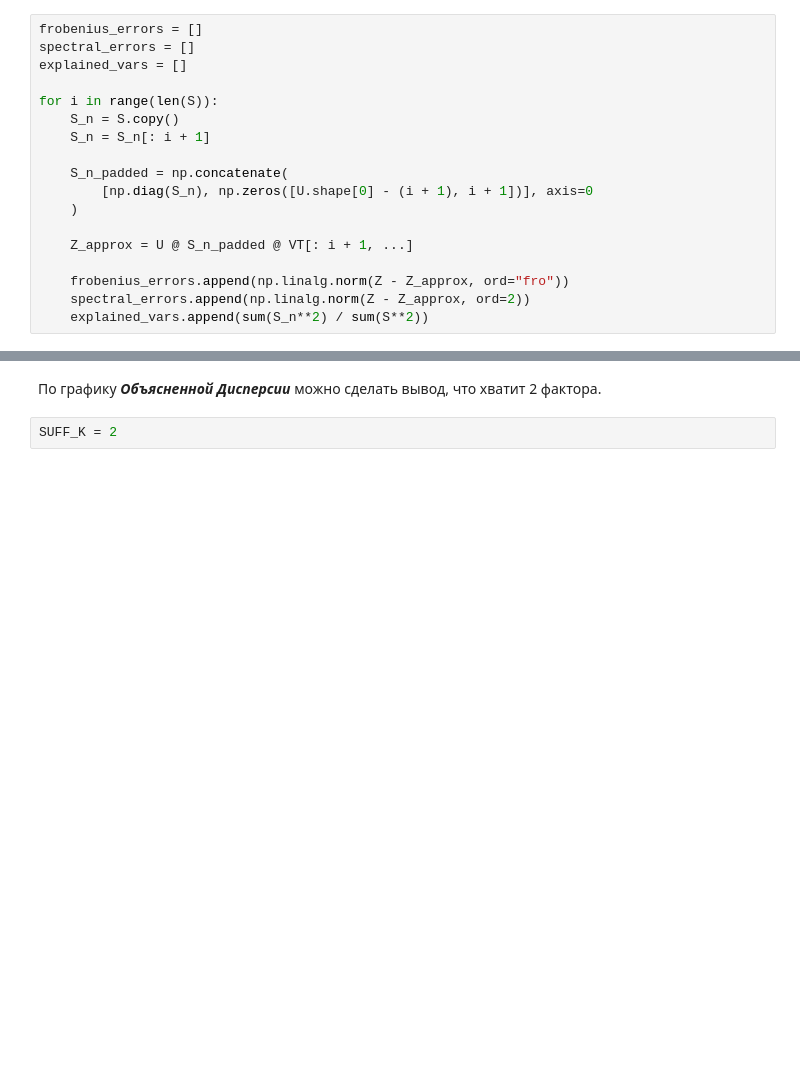
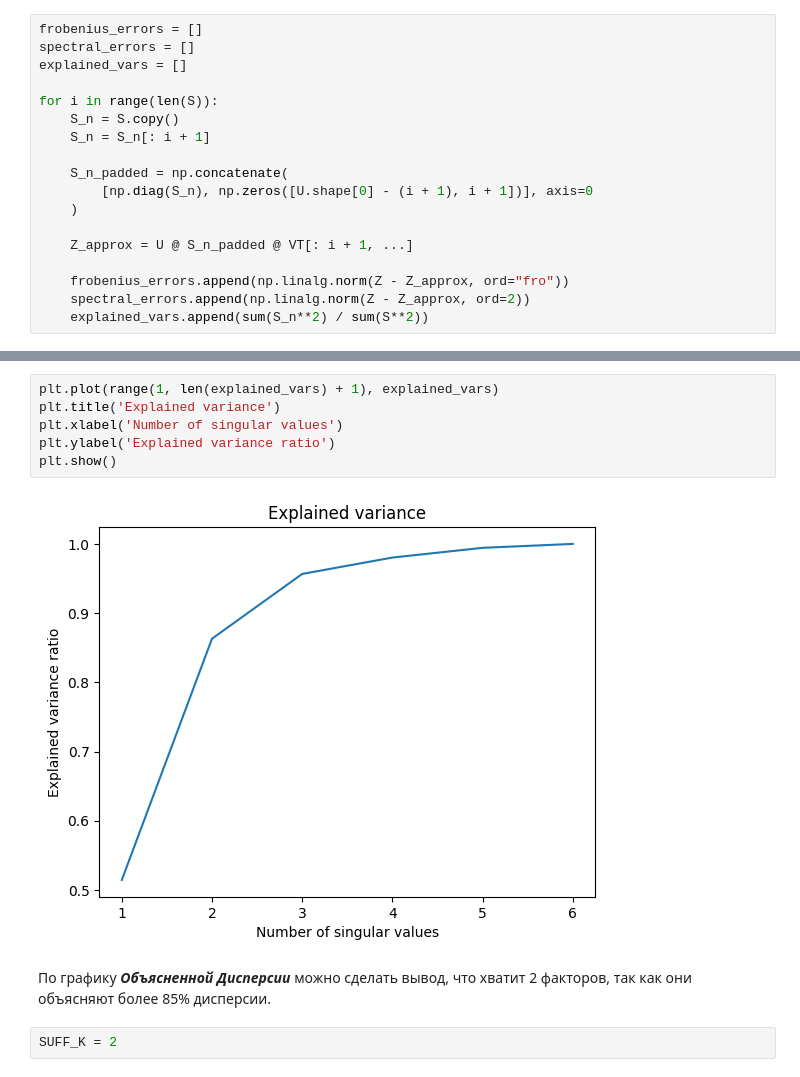
Before and after one commit to a13xbb/data-analysis-labs-mag, a Jupyter notebook: lab1/main.ipynb, the cells around one changed output, grey strips where cells are left out. Saved outputs shown, nothing was run; the diff lists cells and outputs as text; blank space fills up the shorter version.

```diff
--- a/lab1/main.ipynb
+++ b/lab1/main.ipynb
@@ -194,5 +195,13 @@ plt.legend()
+# %%
+plt.plot(range(1, len(explained_vars) + 1), explained_vars)
+plt.title('Explained variance')
+plt.xlabel('Number of singular values')
+plt.ylabel('Explained variance ratio')
+plt.show()
+# %% [output]
+[figure, added]
 # %% [markdown]
-По графику ***Объясненной Дисперсии*** можно сделать вывод, что хватит 2 фактора.
+По графику ***Объясненной Дисперсии*** можно сделать вывод, что хватит 2 факторов, так как они объясняют более 85% дисперсии.
 # %%
 SUFF_K = 2
 # %%
```
Also changed, not shown: parts of 34 cells of this notebook.
